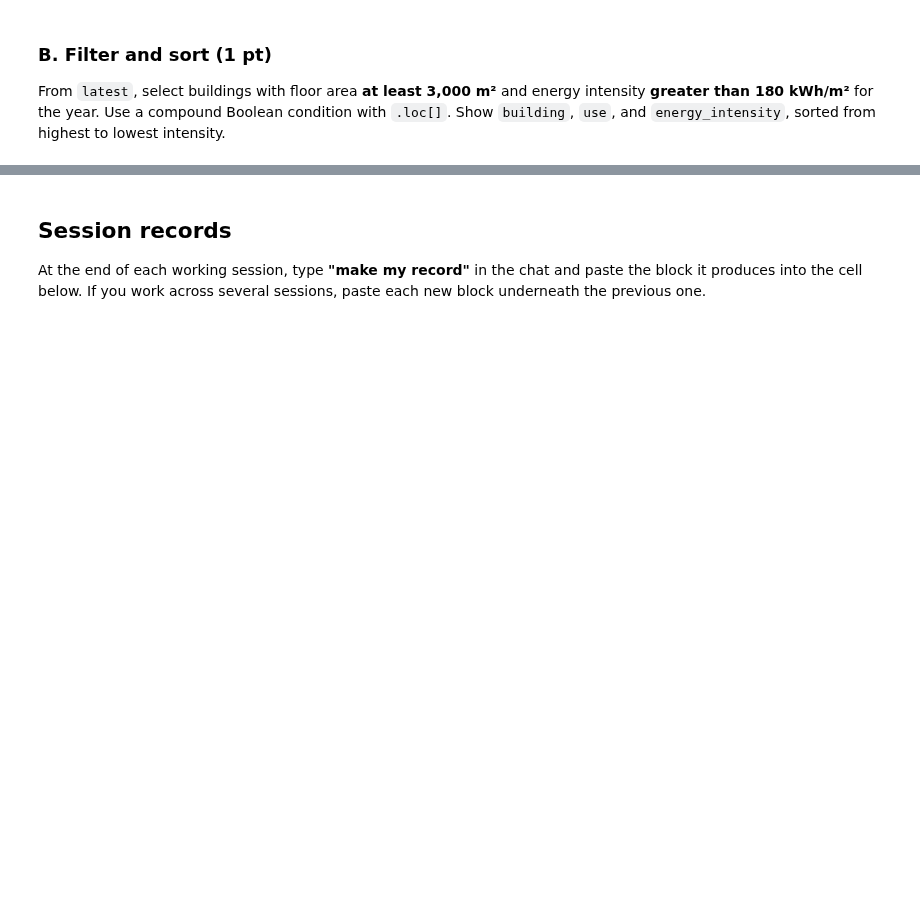
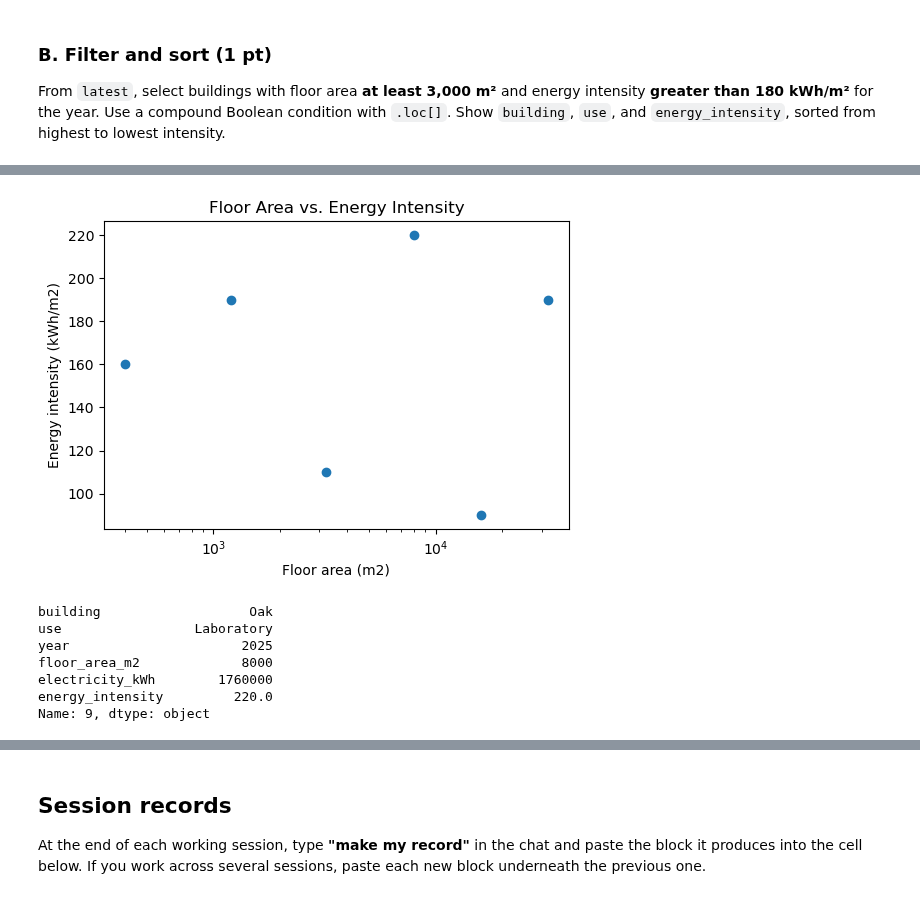
Before and after one commit to KnezzM/26f-engr1451-2451, a Jupyter notebook: 1-assignments/LE04/LE04.ipynb, the cells around one changed output, grey strips where cells are left out. Saved outputs shown, nothing was run; the diff lists cells and outputs as text; code cells hidden in the pictures; blank space fills up the shorter version.

```diff
--- a/1-assignments/LE04/LE04.ipynb
+++ b/1-assignments/LE04/LE04.ipynb
@@ -163,3 +282,12 @@ energy_settings = {
 }
 
 # Your derived column, latest-year selection, and display here
+energy = pd.DataFrame(buildings.assign(energy_intensity=buildings["electricity_kWh"]/buildings["floor_area_m2"]))
+
+latest_year = energy["year"].max()
+
+latest = energy.loc[energy["year"] == latest_year].copy()
+
+latest[
+    ["building", "use", "floor_area_m2", "energy_intensity"]
+]
@@ -200,5 +368,33 @@ highest energy intensity in this snapshot?
 # %%
-# Your scatterplot here
+fig, ax = plt.subplots(figsize=(6, 4))
+
+ax.scatter(
+    latest["floor_area_m2"],
+    latest["energy_intensity"]
+)
+
+ax.set_xscale("log")
+
+ax.set_xlabel("Floor area (m2)")
+ax.set_ylabel("Energy intensity (kWh/m2)")
+ax.set_title("Floor Area vs. Energy Intensity")
+
+plt.show()
+
+largest_building = latest.loc[latest["floor_area_m2"].idxmax()]
+highest_intensity = latest.loc[latest["energy_intensity"].idxmax()]
+
+largest_building
+highest_intensity
+# %% [output]
+[figure, added]
+building                   Oak
+use                 Laboratory
+year                      2025
+floor_area_m2             8000
+electricity_kWh        1760000
+energy_intensity         220.0
+Name: 9, dtype: object
 # %% [markdown]
 ### B. Follow one building over time (1 pt)
 
```
Also changed, not shown: parts of 17 cells of this notebook, 4 other files.
